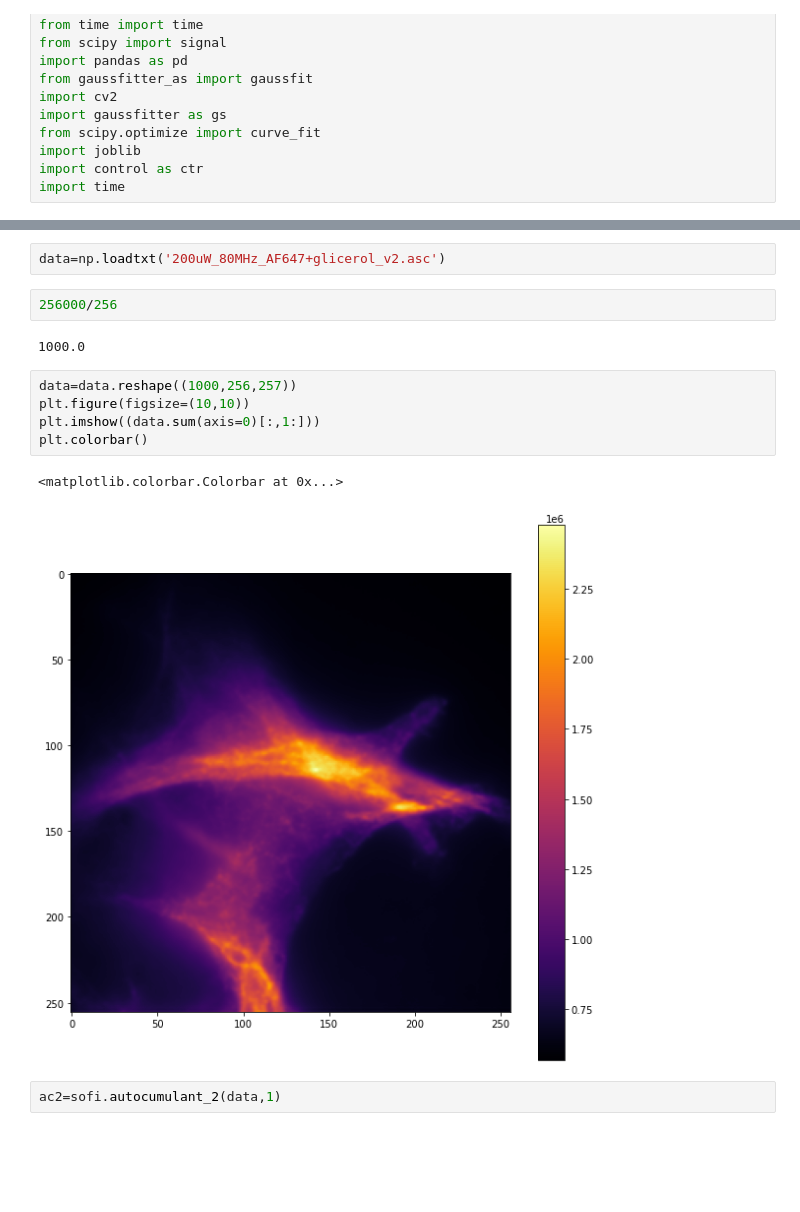
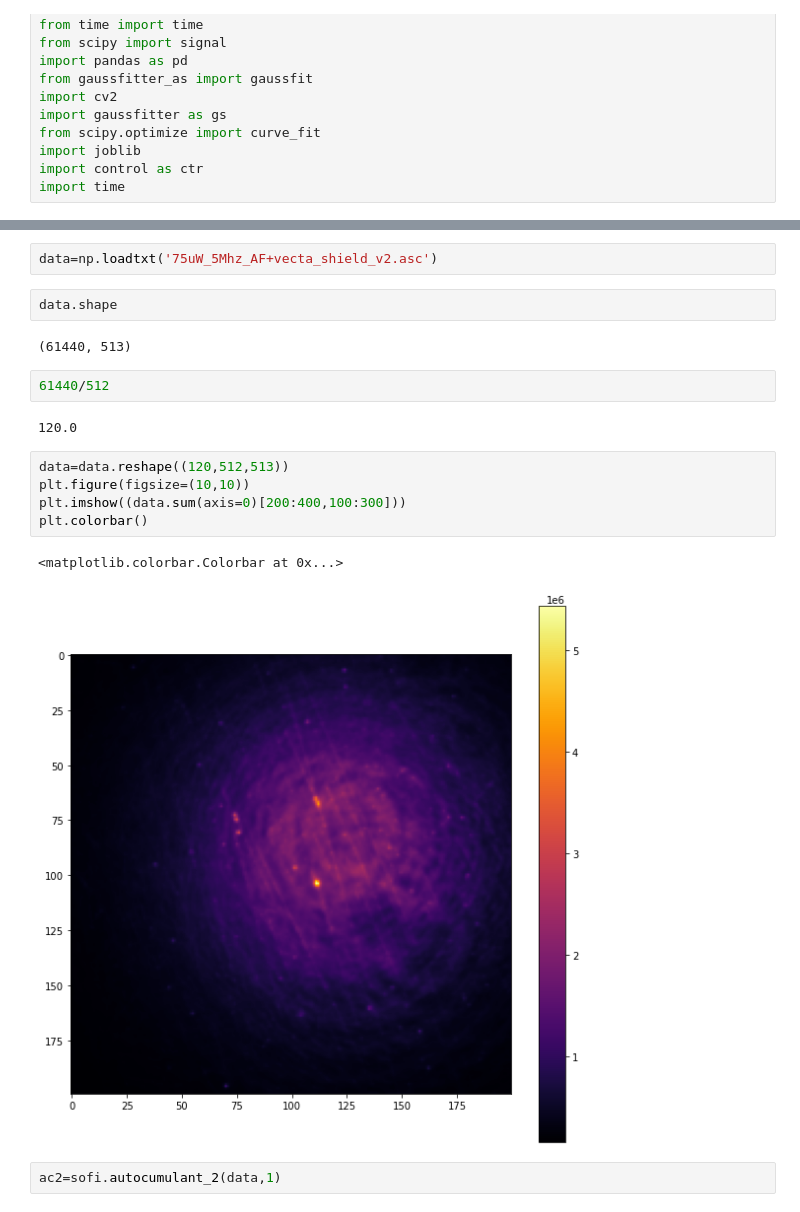
Before and after one commit to pawlowska/stage-control, a Jupyter notebook: TRANSLATOR +SOFISM.ipynb, the cells around one changed output, grey strips where cells are left out. Drawn from its saved outputs; the diff is of its cells as text; blank space fills up the shorter version.

```diff
--- a/TRANSLATOR +SOFISM.ipynb
+++ b/TRANSLATOR +SOFISM.ipynb
@@ -336,17 +399,21 @@ KeyboardInterrupt:
 # %%
-data=np.loadtxt('200uW_80MHz_AF647+glicerol_v2.asc')
+data=np.loadtxt('75uW_5Mhz_AF+vecta_shield_v2.asc')
-# %%
-256000/256
-# %% [output]
-1000.0
+# %%
+data.shape
+# %% [output]
+(61440, 513)
+# %%
+61440/512
+# %% [output]
+120.0
 # %%
-data=data.reshape((1000,256,257))
+data=data.reshape((120,512,513))
 plt.figure(figsize=(10,10))
-plt.imshow((data.sum(axis=0)[:,1:]))
+plt.imshow((data.sum(axis=0)[200:400,100:300]))
 plt.colorbar()
 # %% [output]
 <matplotlib.colorbar.Colorbar at 0x...>
-[figure, old version]
+[figure, new version]
 # %%
 ac2=sofi.autocumulant_2(data,1)
 # %%
```
Also changed, not shown: parts of 44 cells of this notebook.
